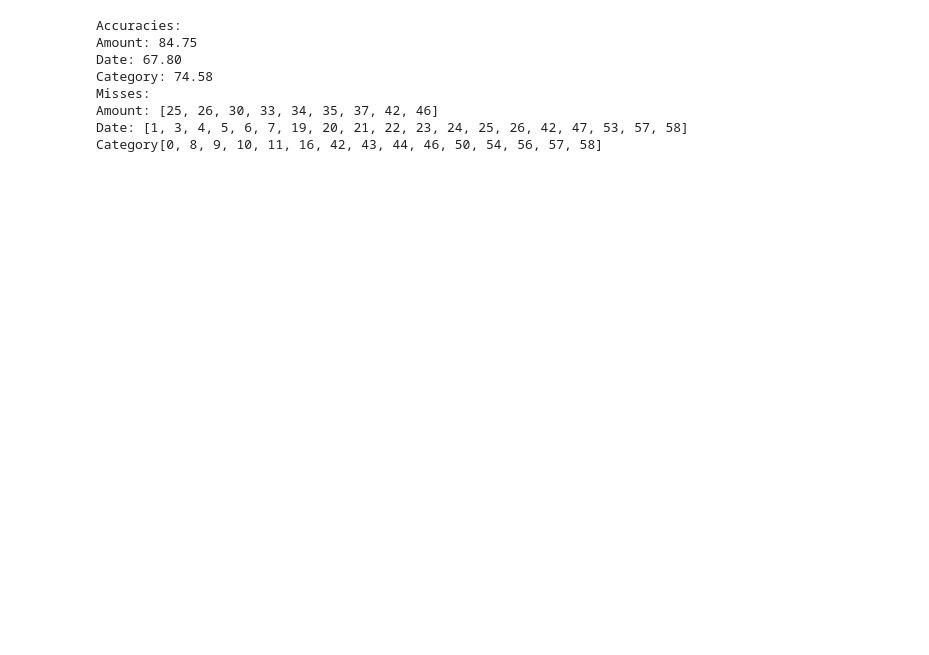
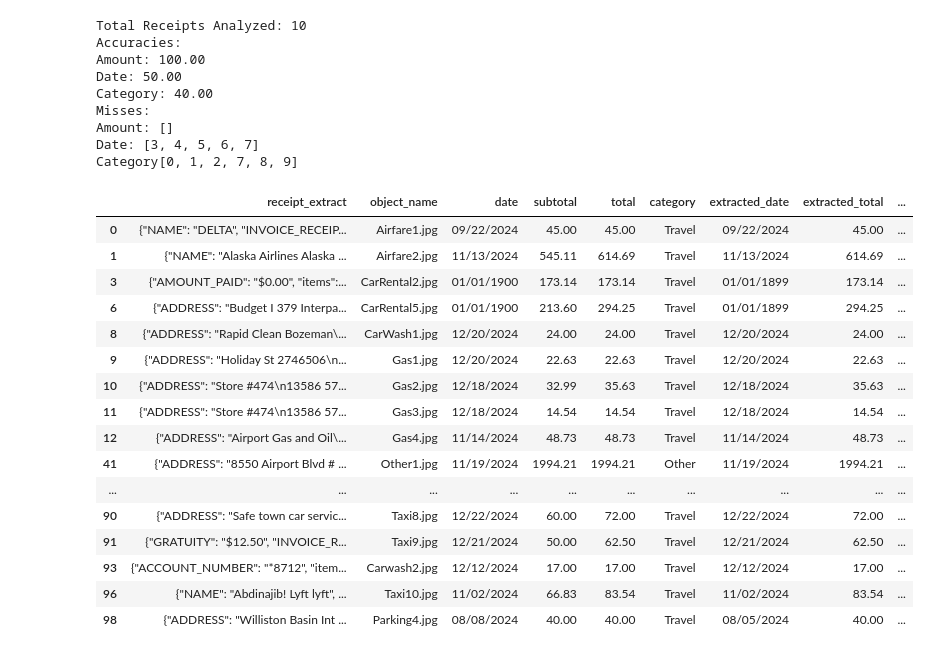
Before and after one commit to Callowlock/ReceiptProcessing, a Jupyter notebook: UploadReceiptsSaveTextract.ipynb, the cells around one changed output. Saved outputs shown, nothing was run; the diff lists cells and outputs as text; code cells hidden in the pictures; blank space fills up the shorter version.

Commit message:
Added more receipts, added query to llama and accuracy checking.

```diff
--- a/UploadReceiptsSaveTextract.ipynb
+++ b/UploadReceiptsSaveTextract.ipynb
@@ -460,15 +564,36 @@ def calculate_accuracies(df):
     print(f'Misses:\nAmount: {amount_miss}\nDate: {date_miss}\nCategory{category_miss}')
 # %%
-calculate_accuracies(receipts)
+calculate_accuracies(receipts.iloc[0:10])
 # %% [output]
+Total Receipts Analyzed: 10
 Accuracies:
-Amount: 84.75
-Date: 67.80
-Category: 74.58
+Amount: 100.00
+Date: 50.00
+Category: 40.00
 Misses:
-Amount: [25, 26, 30, 33, 34, 35, 37, 42, 46]
-Date: [1, 3, 4, 5, 6, 7, 19, 20, 21, 22, 23, 24, 25, 26, 42, 47, 53, 57, 58]
-Category[0, 8, 9, 10, 11, 16, 42, 43, 44, 46, 50, 54, 56, 57, 58]
+Amount: []
+Date: [3, 4, 5, 6, 7]
+Category[0, 1, 2, 7, 8, 9]
+# %%
+receipts.iloc[[0, 1, 3, 6, 8, 9, 10, 11, 12, 41, 43, 44, 46, 47, 48, 50, 51, 53, 54, 55, 57, 58, 64, 65, 66, 75, 76, 80, 81, 84, 89, 90, 91, 93, 96, 98]]
+# %% [output]
+|  | receipt_extract | object_name | date | subtotal | total | category | extracted_date | extracted_total | ... |
+| 0 | {"NAME": "DELTA", "INVOICE_RECEIP... | Airfare1.jpg | 09/22/2024 | 45.00 | 45.00 | Travel | 09/22/2024 | 45.00 | ... |
+| 1 | {"NAME": "Alaska Airlines Alaska ... | Airfare2.jpg | 11/13/2024 | 545.11 | 614.69 | Travel | 11/13/2024 | 614.69 | ... |
+| 3 | {"AMOUNT_PAID": "$0.00", "items":... | CarRental2.jpg | 01/01/1900 | 173.14 | 173.14 | Travel | 01/01/1899 | 173.14 | ... |
+| 6 | {"ADDRESS": "Budget I 379 Interpa... | CarRental5.jpg | 01/01/1900 | 213.60 | 294.25 | Travel | 01/01/1899 | 294.25 | ... |
+| 8 | {"ADDRESS": "Rapid Clean Bozeman\... | CarWash1.jpg | 12/20/2024 | 24.00 | 24.00 | Travel | 12/20/2024 | 24.00 | ... |
+| 9 | {"ADDRESS": "Holiday St 2746506\n... | Gas1.jpg | 12/20/2024 | 22.63 | 22.63 | Travel | 12/20/2024 | 22.63 | ... |
+| 10 | {"ADDRESS": "Store #474\n13586 57... | Gas2.jpg | 12/18/2024 | 32.99 | 35.63 | Travel | 12/18/2024 | 35.63 | ... |
+| 11 | {"ADDRESS": "Store #474\n13586 57... | Gas3.jpg | 12/18/2024 | 14.54 | 14.54 | Travel | 12/18/2024 | 14.54 | ... |
+| 12 | {"ADDRESS": "Airport Gas and Oil\... | Gas4.jpg | 11/14/2024 | 48.73 | 48.73 | Travel | 11/14/2024 | 48.73 | ... |
+| 41 | {"ADDRESS": "8550 Airport Blvd # ... | Other1.jpg | 11/19/2024 | 1994.21 | 1994.21 | Other | 11/19/2024 | 1994.21 | ... |
+| ... | ... | ... | ... | ... | ... | ... | ... | ... | ... |
+| 90 | {"ADDRESS": "Safe town car servic... | Taxi8.jpg | 12/22/2024 | 60.00 | 72.00 | Travel | 12/22/2024 | 72.00 | ... |
+| 91 | {"GRATUITY": "$12.50", "INVOICE_R... | Taxi9.jpg | 12/21/2024 | 50.00 | 62.50 | Travel | 12/21/2024 | 62.50 | ... |
+| 93 | {"ACCOUNT_NUMBER": "*8712", "item... | Carwash2.jpg | 12/12/2024 | 17.00 | 17.00 | Travel | 12/12/2024 | 17.00 | ... |
+| 96 | {"NAME": "Abdinajib! Lyft lyft", ... | Taxi10.jpg | 11/02/2024 | 66.83 | 83.54 | Travel | 11/02/2024 | 83.54 | ... |
+| 98 | {"ADDRESS": "Williston Basin Int ... | Parking4.jpg | 08/08/2024 | 40.00 | 40.00 | Travel | 08/05/2024 | 40.00 | ... |
 # %%
 # Checking only Meals type expenses
 meals_receipts = receipts[receipts['category']=='Meals']
```
Also changed, not shown: parts of 41 cells of this notebook, 43 other files.
